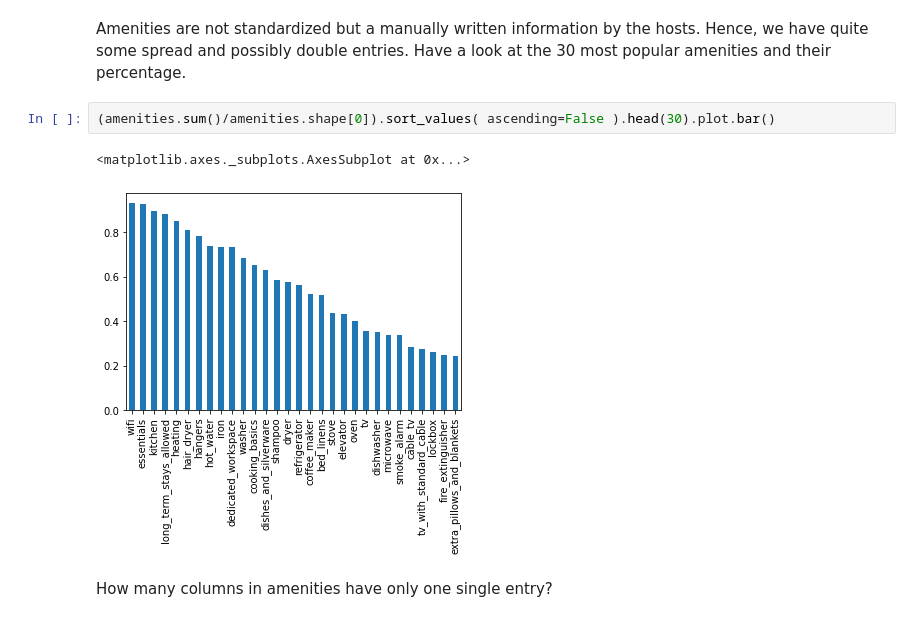
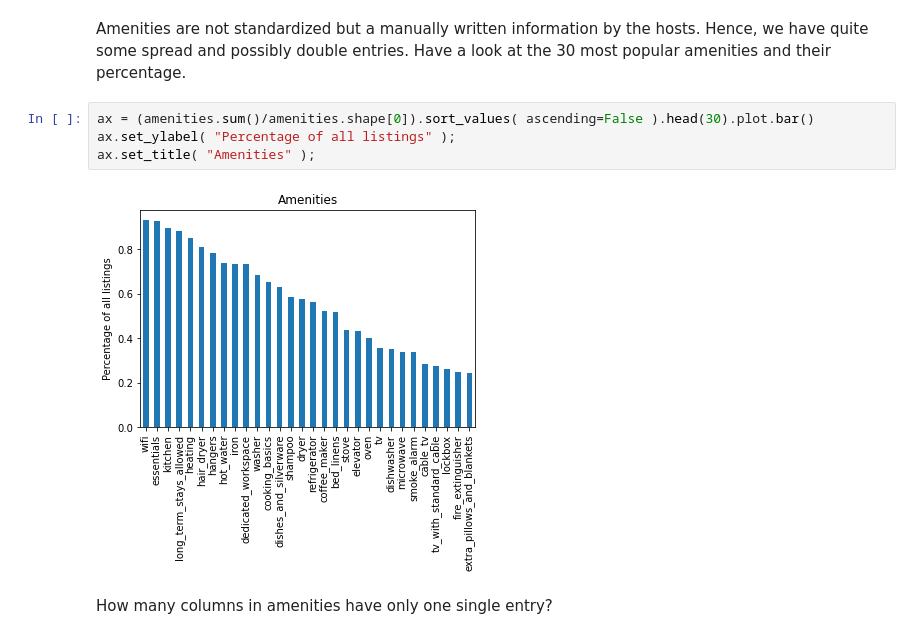
Before and after one commit to dchkeller/airbnbcase, a Jupyter notebook: airbnbcase.ipynb, the cells around one changed output. Drawn from its saved outputs; the diff is of its cells as text.

```diff
--- a/airbnbcase.ipynb
+++ b/airbnbcase.ipynb
@@ -146,10 +151,11 @@ amenities.describe()
 # %% [markdown]
 Amenities are not standardized but a manually written information by the hosts. Hence, we have quite some spread and possibly double entries. Have a look at the 30 most popular amenities and their percentage.
 # %%
-(amenities.sum()/amenities.shape[0]).sort_values( ascending=False ).head(30).plot.bar()
+ax = (amenities.sum()/amenities.shape[0]).sort_values( ascending=False ).head(30).plot.bar()
+ax.set_ylabel( "Percentage of all listings" );
+ax.set_title( "Amenities" );
 # %% [output]
-<matplotlib.axes._subplots.AxesSubplot at 0x...>
-[figure, old version]
+[figure, new version]
 # %% [markdown]
 How many columns in amenities have only one single entry?
 # %%
```
Also changed, not shown: parts of 96 cells of this notebook.
